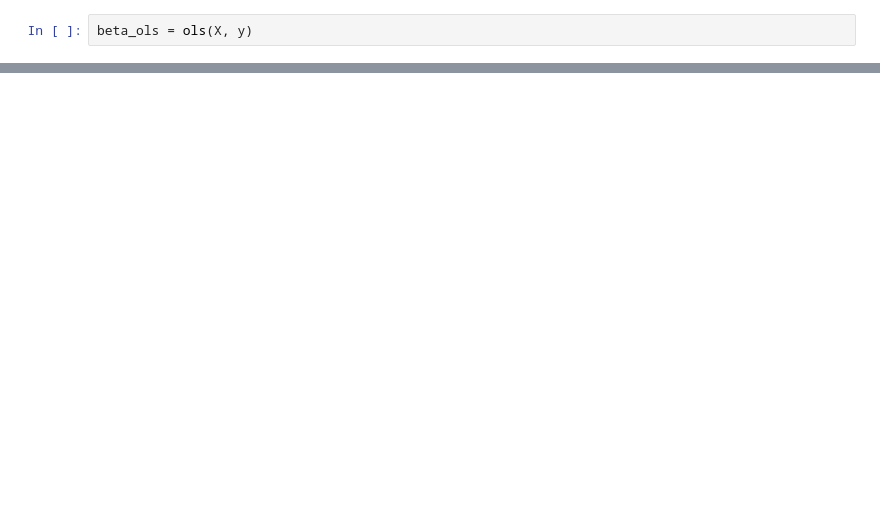
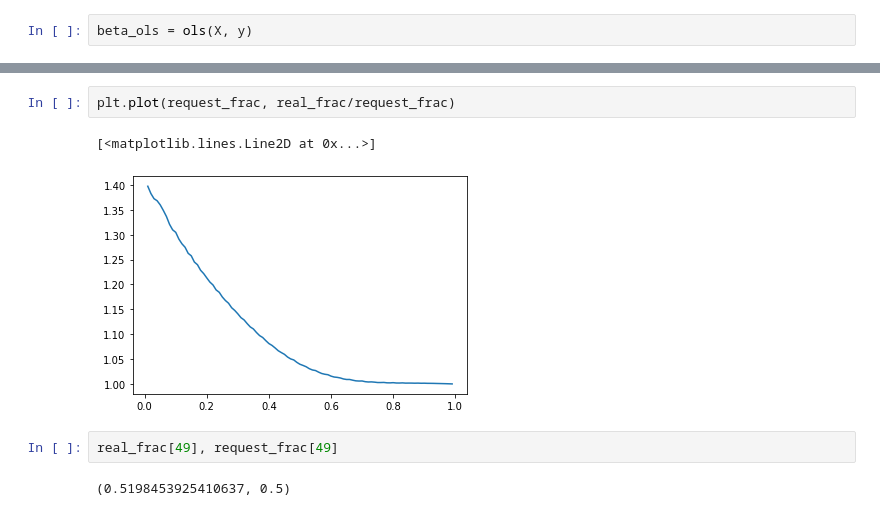
Before and after one commit to nrdg/fracridge, a Jupyter notebook: Untitled.ipynb, the cells around one changed output, grey strips where cells are left out. Drawn from its saved outputs; the diff is of its cells as text; blank space fills up the shorter version.

```diff
--- a/Untitled.ipynb
+++ b/Untitled.ipynb
@@ -125,0 +61,9 @@ fracs.solve?
+# %%
+plt.plot(request_frac, real_frac/request_frac)
+# %% [output]
+[<matplotlib.lines.Line2D at 0x...>]
+[figure, added]
+# %%
+real_frac[49], request_frac[49]
+# %% [output]
+(0.5198453925410637, 0.5)
```
Also changed, not shown: parts of 32 cells of this notebook, 1 other file.
